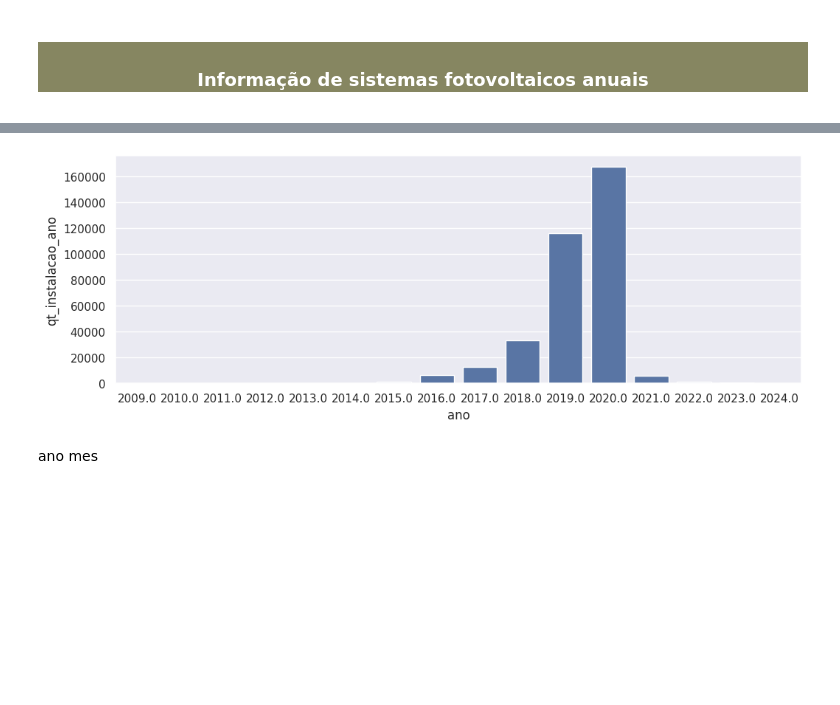
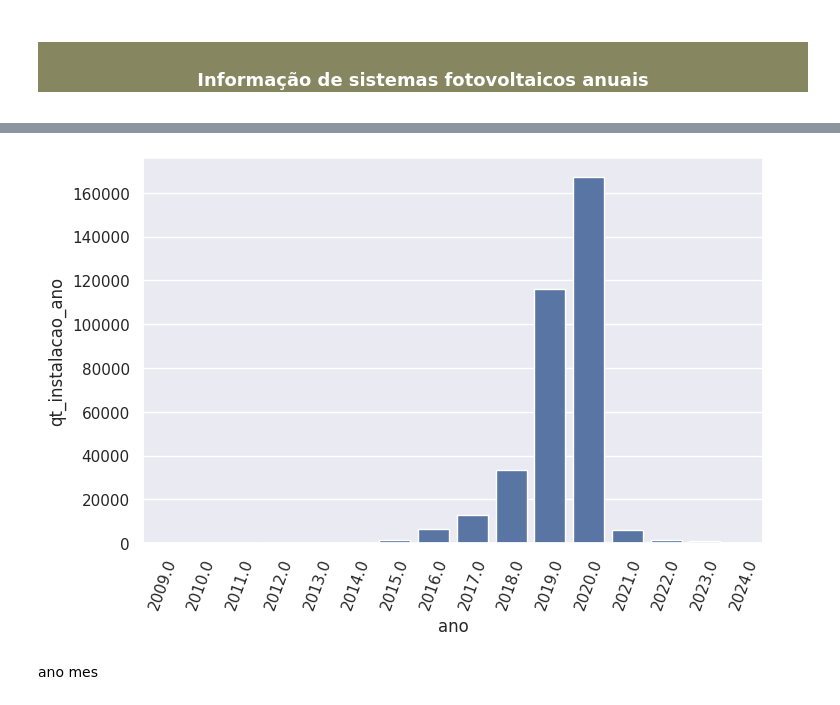
Before and after one commit to Oseiasdfarias/projeto_portifolio_data_science, a Jupyter notebook: geracao_distribuida_fotovoltaica.ipynb, the cells around one changed output, grey strips where cells are left out. Drawn from its saved outputs; the diff is of its cells as text; code cells hidden in the pictures; blank space fills up the shorter version.

```diff
--- a/geracao_distribuida_fotovoltaica.ipynb
+++ b/geracao_distribuida_fotovoltaica.ipynb
@@ -304,6 +304,7 @@ for ano in np.sort(df["Year"].unique()):
 info_anual = pd.DataFrame(np.transpose(arrays),
                           columns=["ano", "soma_potencia", "media_potencia_inst",
                                    "qt_instalacao_ano", "qt_fabricante_inversores_ano"])
+info_anual["ano"] = info_anual["ano"].apply(lambda x: int(x))
 info_anual.head(20)
 # %% [output]
 |  | ano | soma_potencia | media_potencia_inst | qt_instalacao_ano | qt_fabricante_inversores_ano |
@@ -338,9 +356,10 @@ plt.show()
 # %%
-plt.figure(figsize=(12, 4))
-sns.barplot(data=info_anual, x="ano", y="qt_instalacao_ano")
+plt.figure(figsize=(8, 5))
+ax = sns.barplot(data=info_anual, x="ano", y="qt_instalacao_ano")
+plt.xticks(rotation=70)
 plt.show()
 # %% [output]
-[figure, old version]
+[figure, new version]
 # %% [markdown]
 ano mes
 # %%
```
Also changed, not shown: parts of 14 cells of this notebook.
